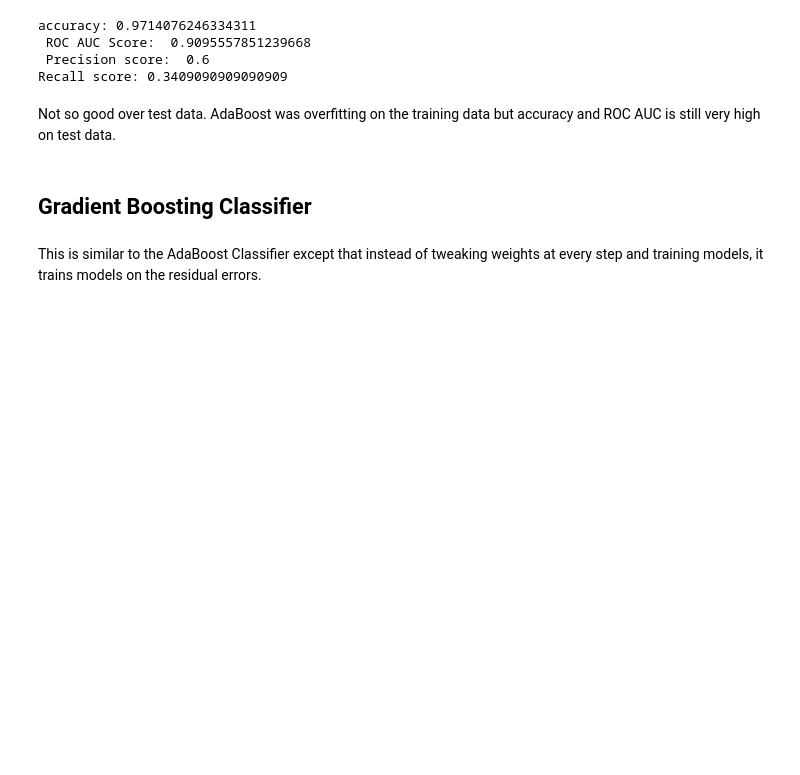
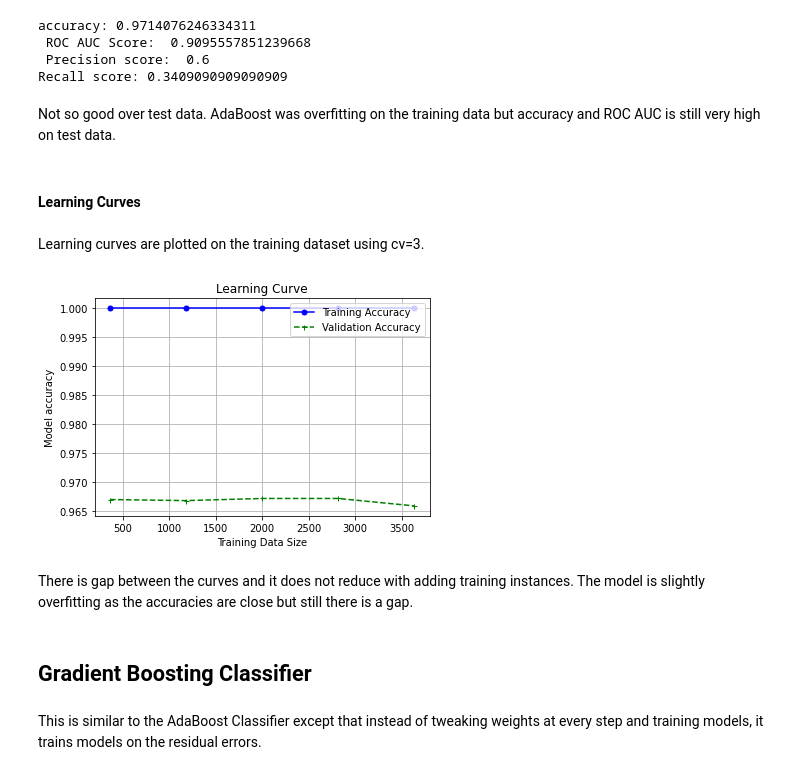
Before and after one commit to rtiwari6-stats/ML-Bankruptcy-Classifier, a Jupyter notebook: CFRM521_FinalProject.ipynb, the cells around one changed output. Cells and saved outputs as stored; diff of their text form; code cells hidden in the pictures; blank space fills up the shorter version.

```diff
--- a/CFRM521_FinalProject.ipynb
+++ b/CFRM521_FinalProject.ipynb
@@ -589,6 +589,16 @@ accuracy: 0.9714076246334311
 Recall score: 0.3409090909090909
 # %% [markdown]
 Not so good over test data. AdaBoost was overfitting on the training data but accuracy and ROC AUC is still very high on test data.
+# %% [markdown]
+#### Learning Curves
+# %% [markdown]
+Learning curves are plotted on the training dataset using cv=3.
+# %%
+plot_learning_curve(grid_search_adaboost.best_estimator_, X,y)
+# %% [output]
+[figure, added]
+# %% [markdown]
+There is gap between the curves and it does not reduce with adding training instances. The model is slightly overfitting as the accuracies are close but still there is a gap.
 # %% [markdown]
 ## Gradient Boosting Classifier
 # %% [markdown]
```
Also changed, not shown: parts of 7 cells of this notebook.
